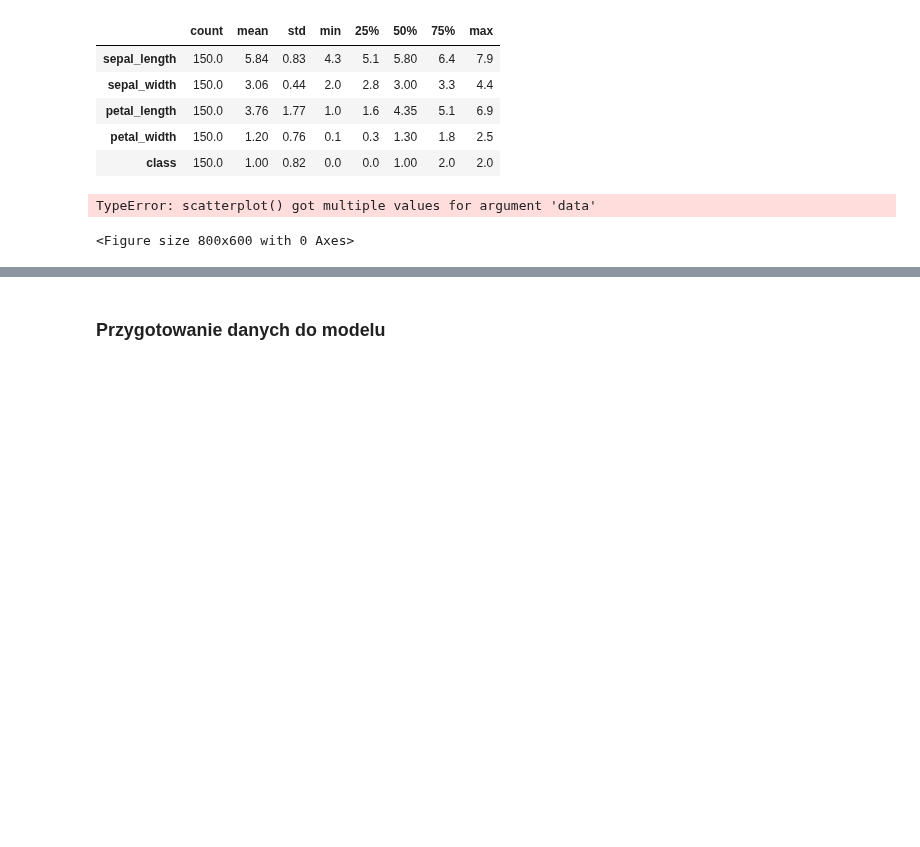
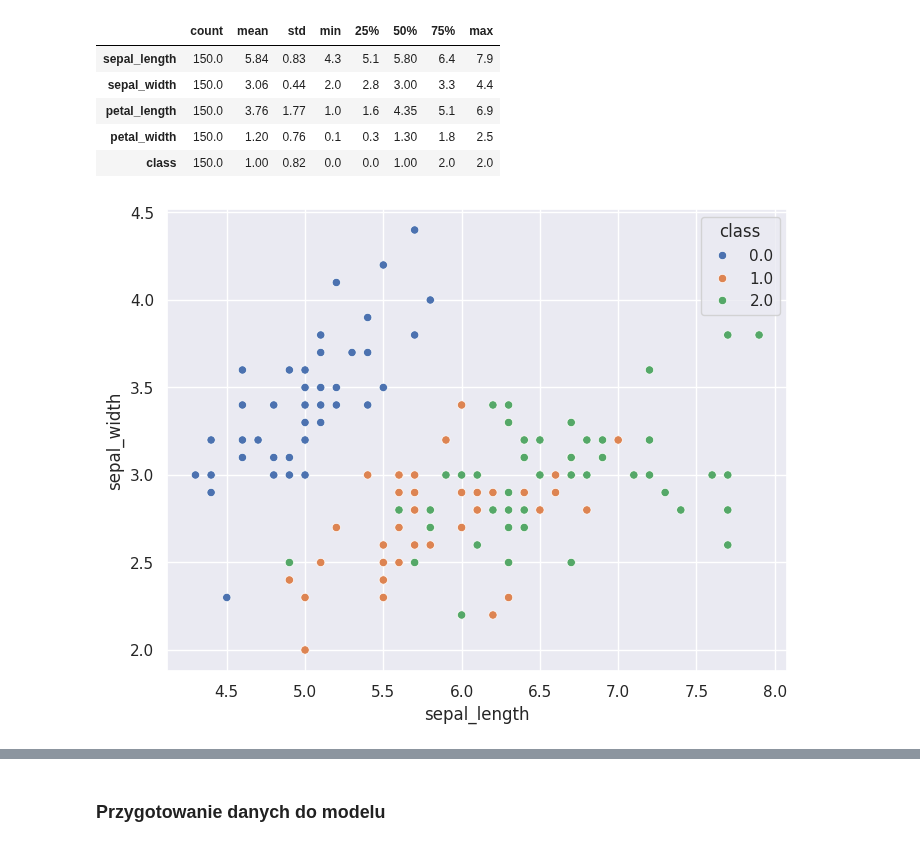
Before and after one commit to kurek0010/data-science-bootcamp, a Jupyter notebook: 06_uczenie_maszynowe/08_drzewo_decyzyjne.ipynb, the cells around one changed output, grey strips where cells are left out. Saved outputs shown, nothing was run; the diff lists cells and outputs as text; code cells hidden in the pictures; blank space fills up the shorter version.

```diff
--- a/06_uczenie_maszynowe/08_drzewo_decyzyjne.ipynb
+++ b/06_uczenie_maszynowe/08_drzewo_decyzyjne.ipynb
@@ -95,8 +95,6 @@ df.describe().T.apply(lambda x: round(x, 2))
 | class | 150.0 | 1.00 | 0.82 | 0.0 | 0.0 | 1.00 | 2.0 | 2.0 |
 # %%
 plt.figure(figsize=(8, 6))
-_ = sns.scatterplot('sepal')
-_ = sns.scatterplot('sepal_length', 'sepal_width', hue='class', data=df, legend='full', palette=sns.color_palette()[:3])
+_ = sns.scatterplot(data=df, x='sepal_length', y='sepal_width', hue='class', legend='full', palette=sns.color_palette()[:3])
 # %% [output]
-TypeError: scatterplot() got multiple values for argument 'data'
-<Figure size 800x600 with 0 Axes>
+[figure, added]
```
Also changed, not shown: parts of 10 cells of this notebook.
